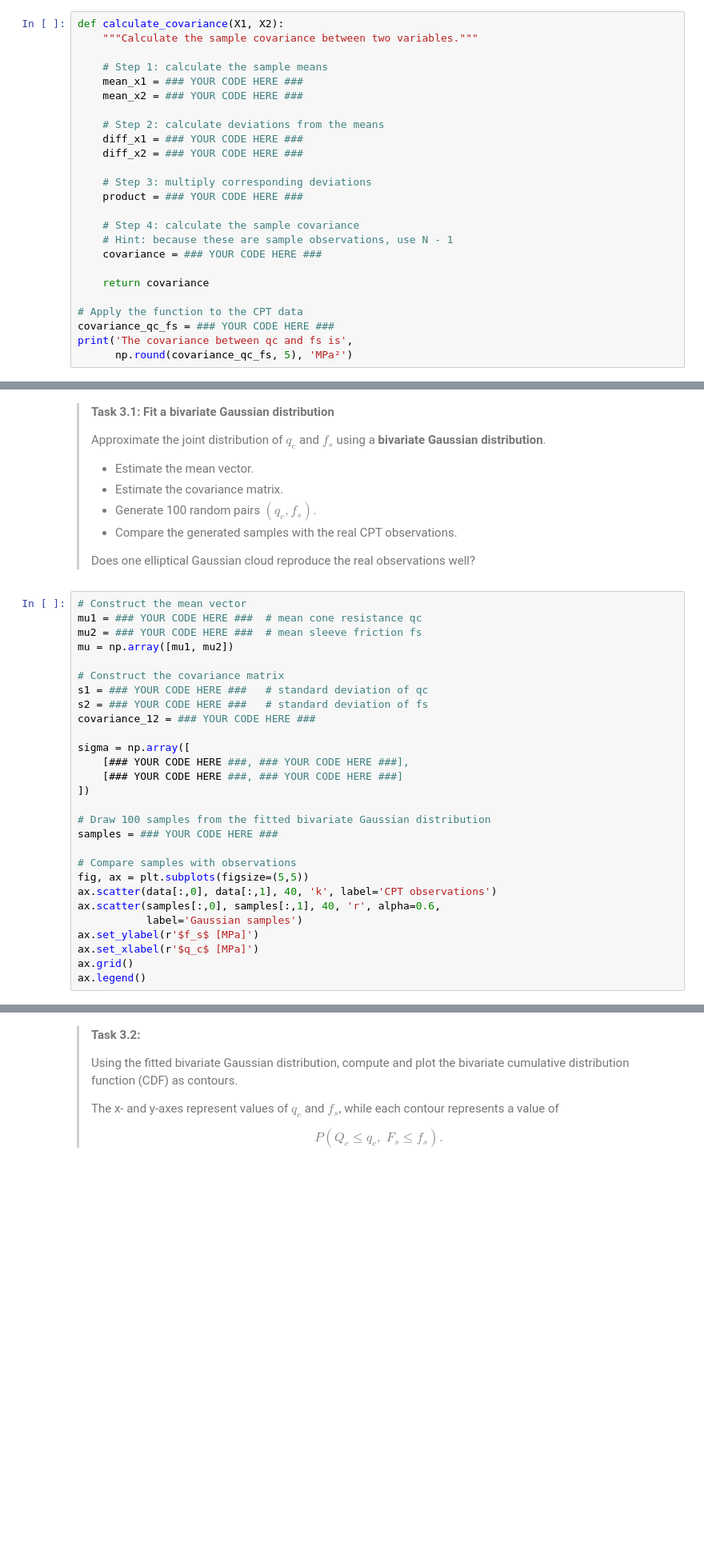
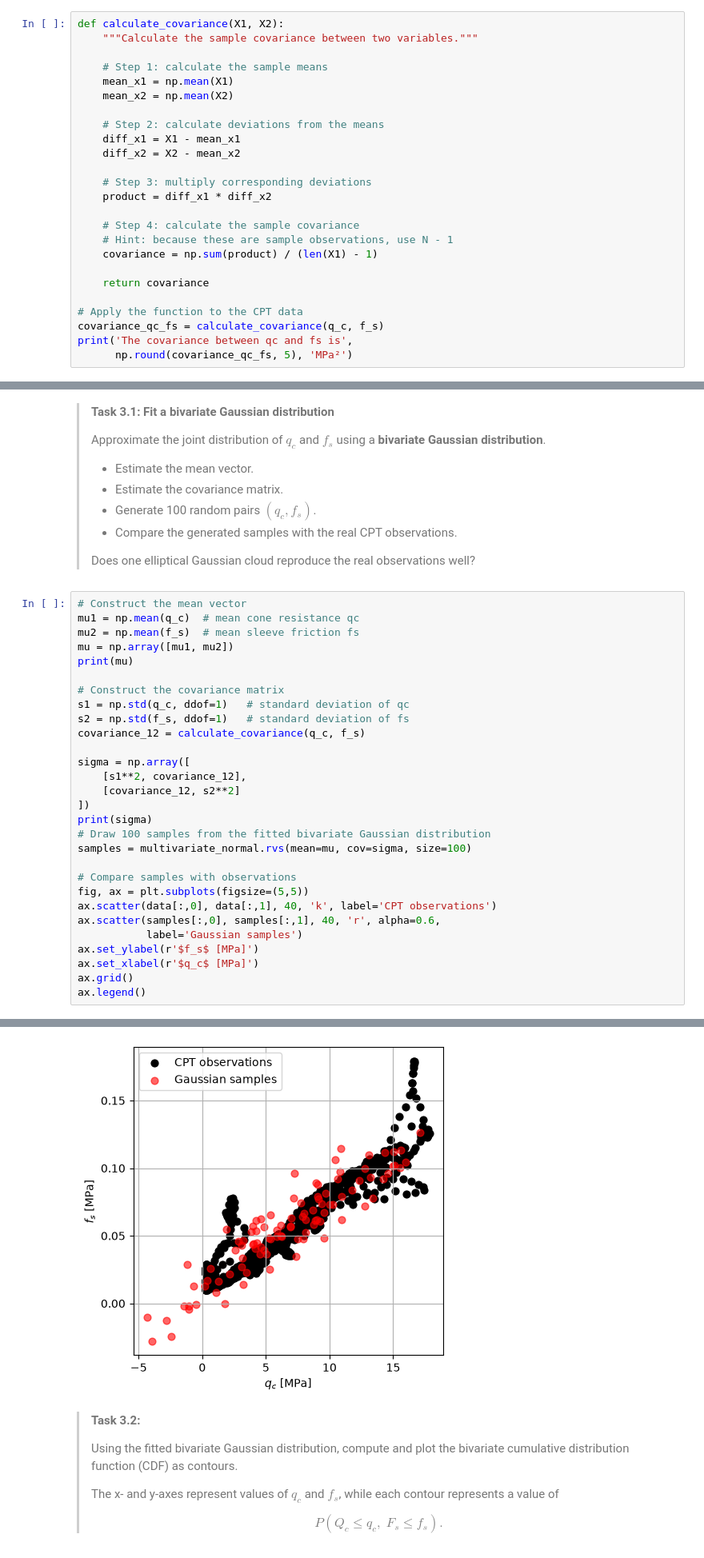
Before and after one commit to wvandenwildenberg/WS1.5, a Jupyter notebook: Bivariate_Gaussian_CPT_data.ipynb, the cells around one changed output, grey strips where cells are left out. Shown at 80% size. Drawn from its saved outputs; the diff is of its cells as text; blank space fills up the shorter version.

```diff
--- a/Bivariate_Gaussian_CPT_data.ipynb
+++ b/Bivariate_Gaussian_CPT_data.ipynb
@@ -96,23 +114,23 @@ def calculate_covariance(X1, X2):
     """Calculate the sample covariance between two variables."""
 
     # Step 1: calculate the sample means
-    mean_x1 = ### YOUR CODE HERE ###
-    mean_x2 = ### YOUR CODE HERE ###
+    mean_x1 = np.mean(X1)
+    mean_x2 = np.mean(X2)
 
     # Step 2: calculate deviations from the means
-    diff_x1 = ### YOUR CODE HERE ###
-    diff_x2 = ### YOUR CODE HERE ###
+    diff_x1 = X1 - mean_x1
+    diff_x2 = X2 - mean_x2
 
     # Step 3: multiply corresponding deviations
-    product = ### YOUR CODE HERE ###
+    product = diff_x1 * diff_x2
 
     # Step 4: calculate the sample covariance
     # Hint: because these are sample observations, use N - 1
-    covariance = ### YOUR CODE HERE ###
+    covariance = np.sum(product) / (len(X1) - 1)
 
     return covariance
 
 # Apply the function to the CPT data
-covariance_qc_fs = ### YOUR CODE HERE ###
+covariance_qc_fs = calculate_covariance(q_c, f_s)
 print('The covariance between qc and fs is',
       np.round(covariance_qc_fs, 5), 'MPa²')
@@ -159,22 +181,23 @@ print("Pearson's correlation coefficient between qc and fs is",
 > Does one elliptical Gaussian cloud reproduce the real observations well?
 # %%
 # Construct the mean vector
-mu1 = ### YOUR CODE HERE ###  # mean cone resistance qc
-mu2 = ### YOUR CODE HERE ###  # mean sleeve friction fs
+mu1 = np.mean(q_c)  # mean cone resistance qc
+mu2 = np.mean(f_s)  # mean sleeve friction fs
 mu = np.array([mu1, mu2])
+print(mu)
 
 # Construct the covariance matrix
-s1 = ### YOUR CODE HERE ###   # standard deviation of qc
-s2 = ### YOUR CODE HERE ###   # standard deviation of fs
-covariance_12 = ### YOUR CODE HERE ###
+s1 = np.std(q_c, ddof=1)   # standard deviation of qc
+s2 = np.std(f_s, ddof=1)   # standard deviation of fs
+covariance_12 = calculate_covariance(q_c, f_s)
 
 sigma = np.array([
-    [### YOUR CODE HERE ###, ### YOUR CODE HERE ###],
-    [### YOUR CODE HERE ###, ### YOUR CODE HERE ###]
+    [s1**2, covariance_12],
+    [covariance_12, s2**2]
 ])
-
+print(sigma)
 # Draw 100 samples from the fitted bivariate Gaussian distribution
-samples = ### YOUR CODE HERE ###
+samples = multivariate_normal.rvs(mean=mu, cov=sigma, size=100)
 
 # Compare samples with observations
 fig, ax = plt.subplots(figsize=(5,5))
@@ -185,3 +208,4 @@ ax.set_ylabel(r'$f_s$ [MPa]')
 ax.set_xlabel(r'$q_c$ [MPa]')
 ax.grid()
 ax.legend()
+# %% [output]
@@ -188,3 +216,4 @@ ax.legend()
+[figure, added]
 # %% [markdown]
 > **Task 3.2:**
 >
```
Also changed, not shown: parts of 10 cells of this notebook.
